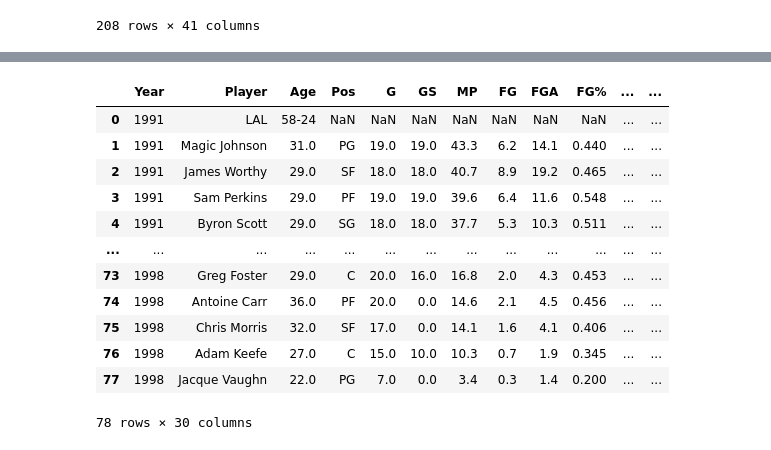
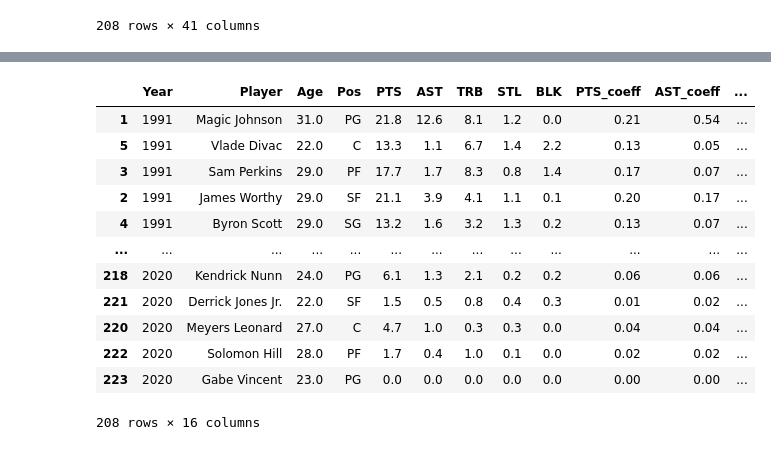
Before and after one commit to gohsoonhao/therealGOAT, a Jupyter notebook: 3b_playoff_team_success.ipynb, the cells around one changed output, grey strips where cells are left out. Cells and saved outputs as stored; diff of their text form; code cells hidden in the pictures.

```diff
--- a/3b_playoff_team_success.ipynb
+++ b/3b_playoff_team_success.ipynb
@@ -275,2 +310,20 @@ finals_opp_playoff_stats_joined
+# %%
+# sort coeff by year
+finals_opp_playoff_stats_joined = finals_opp_playoff_stats_joined.sort_values(['Year', 'Total Coeff'], ascending=[True, False])
+finals_opp_playoff_stats_joined
+# %% [output]
+|  | Year | Player | Age | Pos | PTS | AST | TRB | STL | BLK | PTS_coeff | AST_coeff | ... |
+| 1 | 1991 | Magic Johnson | 31.0 | PG | 21.8 | 12.6 | 8.1 | 1.2 | 0.0 | 0.21 | 0.54 | ... |
+| 5 | 1991 | Vlade Divac | 22.0 | C | 13.3 | 1.1 | 6.7 | 1.4 | 2.2 | 0.13 | 0.05 | ... |
+| 3 | 1991 | Sam Perkins | 29.0 | PF | 17.7 | 1.7 | 8.3 | 0.8 | 1.4 | 0.17 | 0.07 | ... |
+| 2 | 1991 | James Worthy | 29.0 | SF | 21.1 | 3.9 | 4.1 | 1.1 | 0.1 | 0.20 | 0.17 | ... |
+| 4 | 1991 | Byron Scott | 29.0 | SG | 13.2 | 1.6 | 3.2 | 1.3 | 0.2 | 0.13 | 0.07 | ... |
+| ... | ... | ... | ... | ... | ... | ... | ... | ... | ... | ... | ... | ... |
+| 218 | 2020 | Kendrick Nunn | 24.0 | PG | 6.1 | 1.3 | 2.1 | 0.2 | 0.2 | 0.06 | 0.06 | ... |
+| 221 | 2020 | Derrick Jones Jr. | 22.0 | SF | 1.5 | 0.5 | 0.8 | 0.4 | 0.3 | 0.01 | 0.02 | ... |
+| 220 | 2020 | Meyers Leonard | 27.0 | C | 4.7 | 1.0 | 0.3 | 0.3 | 0.0 | 0.04 | 0.04 | ... |
+| 222 | 2020 | Solomon Hill | 28.0 | PF | 1.7 | 0.4 | 1.0 | 0.1 | 0.0 | 0.02 | 0.02 | ... |
+| 223 | 2020 | Gabe Vincent | 23.0 | PG | 0.0 | 0.0 | 0.0 | 0.0 | 0.0 | 0.00 | 0.00 | ... |
+208 rows × 16 columns
 # %%
 # split into df for each player
@@ -280,16 +333,0 @@ finals_lebron_opp = finals_opp_playoff_stats[index1[0]:]
-# %%
-finals_jordan_opp
-# %% [output]
-|  | Year | Player | Age | Pos | G | GS | MP | FG | FGA | FG% | ... | ... |
-| 0 | 1991 | LAL | 58-24 | NaN | NaN | NaN | NaN | NaN | NaN | NaN | ... | ... |
-| 1 | 1991 | Magic Johnson | 31.0 | PG | 19.0 | 19.0 | 43.3 | 6.2 | 14.1 | 0.440 | ... | ... |
-| 2 | 1991 | James Worthy | 29.0 | SF | 18.0 | 18.0 | 40.7 | 8.9 | 19.2 | 0.465 | ... | ... |
-| 3 | 1991 | Sam Perkins | 29.0 | PF | 19.0 | 19.0 | 39.6 | 6.4 | 11.6 | 0.548 | ... | ... |
-| 4 | 1991 | Byron Scott | 29.0 | SG | 18.0 | 18.0 | 37.7 | 5.3 | 10.3 | 0.511 | ... | ... |
-| ... | ... | ... | ... | ... | ... | ... | ... | ... | ... | ... | ... | ... |
-| 73 | 1998 | Greg Foster | 29.0 | C | 20.0 | 16.0 | 16.8 | 2.0 | 4.3 | 0.453 | ... | ... |
-| 74 | 1998 | Antoine Carr | 36.0 | PF | 20.0 | 0.0 | 14.6 | 2.1 | 4.5 | 0.456 | ... | ... |
-| 75 | 1998 | Chris Morris | 32.0 | SF | 17.0 | 0.0 | 14.1 | 1.6 | 4.1 | 0.406 | ... | ... |
-| 76 | 1998 | Adam Keefe | 27.0 | C | 15.0 | 10.0 | 10.3 | 0.7 | 1.9 | 0.345 | ... | ... |
-| 77 | 1998 | Jacque Vaughn | 22.0 | PG | 7.0 | 0.0 | 3.4 | 0.3 | 1.4 | 0.200 | ... | ... |
-78 rows × 30 columns
```
Also changed, not shown: parts of 5 cells of this notebook.
